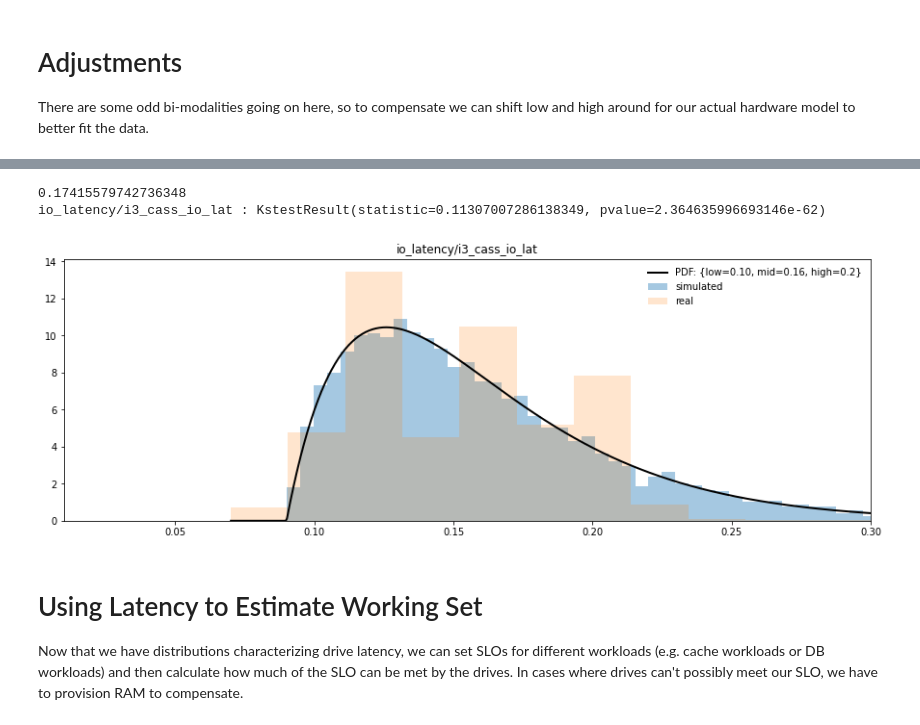
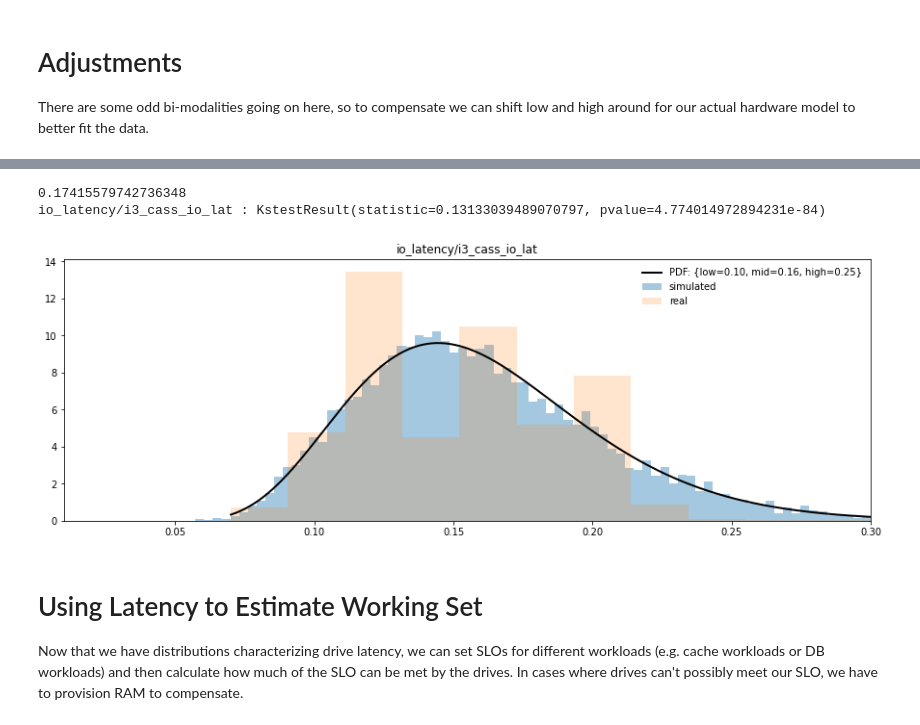
Before and after one commit to Netflix-Skunkworks/service-capacity-modeling, a Jupyter notebook: notebooks/drive_latency.ipynb, the cells around one changed output, grey strips where cells are left out. Saved outputs shown, nothing was run; the diff lists cells and outputs as text; code cells hidden in the pictures.

```diff
--- a/notebooks/drive_latency.ipynb
+++ b/notebooks/drive_latency.ipynb
@@ -162,31 +162,31 @@ io_latency/m5d_cass_io_lat : KstestResult(statistic=0.15198526744607826, pvalue=
 # %%
 sample = "io_latency/i3_cass_io_lat"
 
-io_beta = dist_for_interval(FixedInterval(minimum_value=0.09, low=0.10, mid=0.16, high=0.20, maximum_value=3, confidence=0.9))
+io_beta = dist_for_interval(FixedInterval(minimum_value=0.04, low=0.10, mid=0.16, high=0.25, maximum_value=3, confidence=0.9))
 
 real_data = data[sample]["real"]
 fig, ax = plt.subplots(1, 1, figsize=(15,5))
 
 x = np.linspace(min(real_data), max(real_data), 10000)
 
-ax.plot(x, io_beta.pdf(x), 'k-', lw=2, label="PDF: {low=0.10, mid=0.16, high=0.2}")
+ax.plot(x, io_beta.pdf(x), 'k-', lw=2, label="PDF: {low=0.10, mid=0.16, high=0.25}")
 
 r = io_beta.rvs(size=len(real_data))
 ax.hist(r, density=True, histtype='stepfilled', alpha=0.4, bins=100, label="simulated")
 ax.hist(real_data, density=True, histtype='stepfilled', bins=200, alpha=0.2, label="real")
 
 ax.legend(loc='best', frameon=False)
 ax.set_title(sample)
 ax.set_xlim(0.01, 0.3)
 print(np.mean(real_data))
 
 r = io_beta.rvs(size=len(real_data))
 print(sample, ":", kstest(r, real_data))
 plt.show()
 # %% [output]
 0.17415579742736348
-io_latency/i3_cass_io_lat : KstestResult(statistic=0.11307007286138349, pvalue=2.364635996693146e-62)
+io_latency/i3_cass_io_lat : KstestResult(statistic=0.13133039489070797, pvalue=4.774014972894231e-84)
-[figure, old version]
+[figure, new version]
 # %% [markdown]
 # Using Latency to Estimate Working Set
 
```
Also changed, not shown: parts of 7 cells of this notebook, 9 other files.
